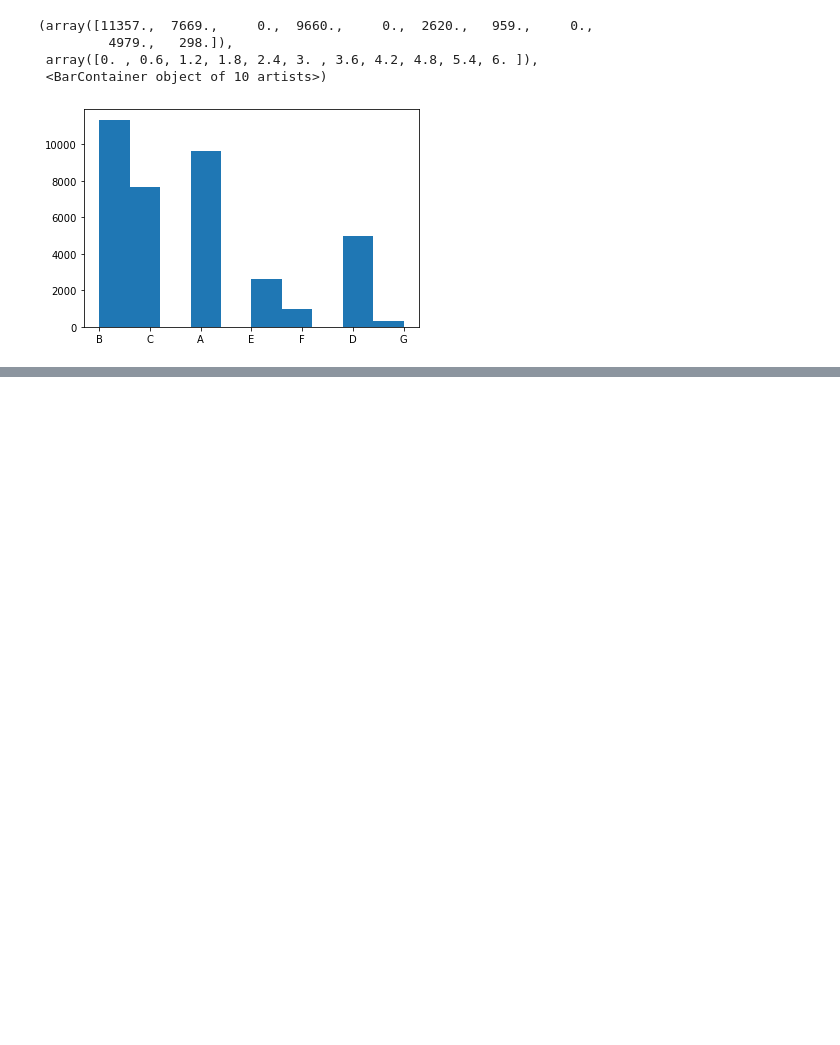
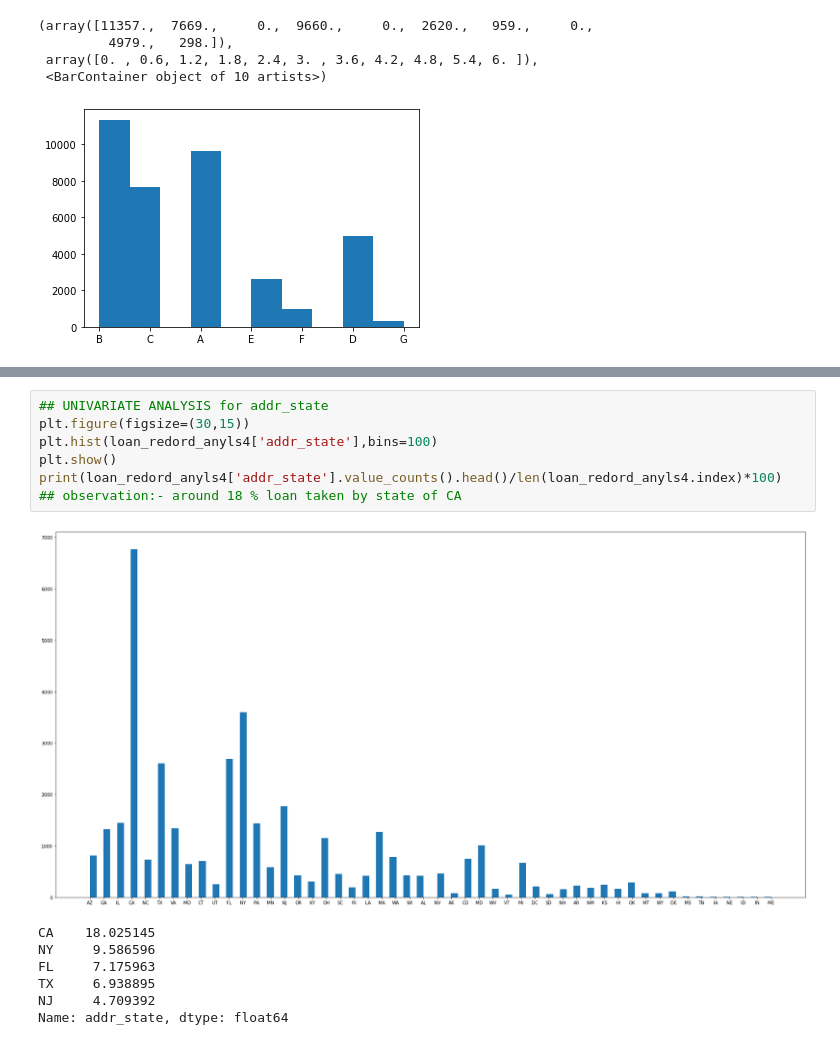
Before and after one commit to ravi2106shekhar/LendingClubCaseStudy, a Jupyter notebook: Ravi_Shekhar.ipynb, the cells around one changed output, grey strips where cells are left out. Saved outputs shown, nothing was run; the diff lists cells and outputs as text; blank space fills up the shorter version.

Commit message:
univariate analysis

```diff
--- a/Ravi_Shekhar.ipynb
+++ b/Ravi_Shekhar.ipynb
@@ -396,0 +385,15 @@ Name: verification_status, dtype: float64
+# %%
+## UNIVARIATE ANALYSIS for addr_state
+plt.figure(figsize=(30,15))
+plt.hist(loan_redord_anyls4['addr_state'],bins=100)
+plt.show()
+print(loan_redord_anyls4['addr_state'].value_counts().head()/len(loan_redord_anyls4.index)*100)
+## observation:- around 18 % loan taken by state of CA
+# %% [output]
+[figure, added]
+CA    18.025145
+NY     9.586596
+FL     7.175963
+TX     6.938895
+NJ     4.709392
+Name: addr_state, dtype: float64
```
Also changed, not shown: parts of 14 cells of this notebook.
